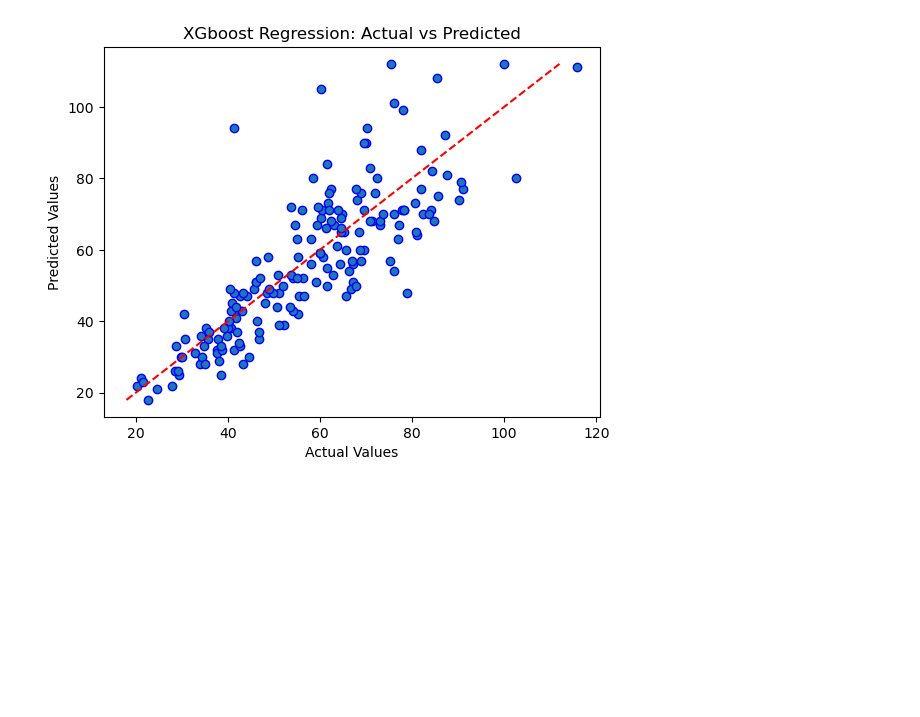
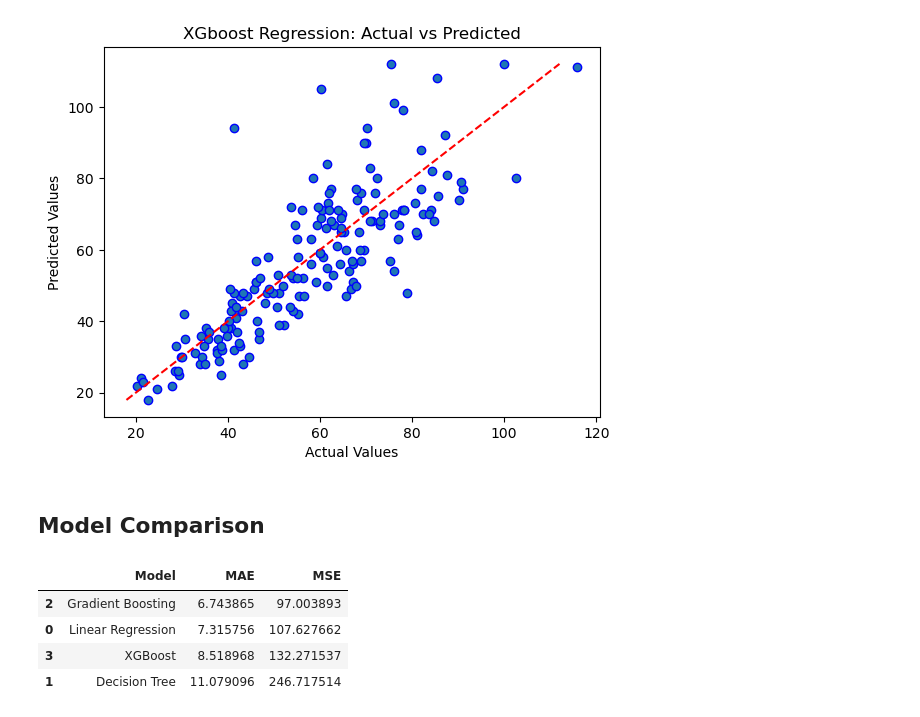
Before and after one commit to nezzzzo/ds-ai-projects, a Jupyter notebook: ML/Regression/Delivery Time/food_Delivery.ipynb, the cells around one changed output. Drawn from its saved outputs; the diff is of its cells as text; code cells hidden in the pictures; blank space fills up the shorter version.

```diff
--- a/ML/Regression/Delivery Time/food_Delivery.ipynb
+++ b/ML/Regression/Delivery Time/food_Delivery.ipynb
@@ -302,3 +299,21 @@ plt.title('XGboost Regression: Actual vs Predicted')
 plt.show()
 # %% [output]
 [figure]
+# %% [markdown]
+## **Model Comparison**
+# %%
+results = {
+    "Model": ["Linear Regression", "Decision Tree", "Gradient Boosting", "XGBoost"],
+    "MAE": [linear_mae, tree_mae, gboost_mae, xgb_mae],
+    "MSE": [linear_mse, tree_mse, gboost_mse, xgb_mse]
+}
+
+results_df = pd.DataFrame(results)
+results_df = results_df.sort_values(by="MSE")
+results_df
+# %% [output]
+|  | Model | MAE | MSE |
+| 2 | Gradient Boosting | 6.743865 | 97.003893 |
+| 0 | Linear Regression | 7.315756 | 107.627662 |
+| 3 | XGBoost | 8.518968 | 132.271537 |
+| 1 | Decision Tree | 11.079096 | 246.717514 |
```
Also changed, not shown: parts of 14 cells of this notebook.
